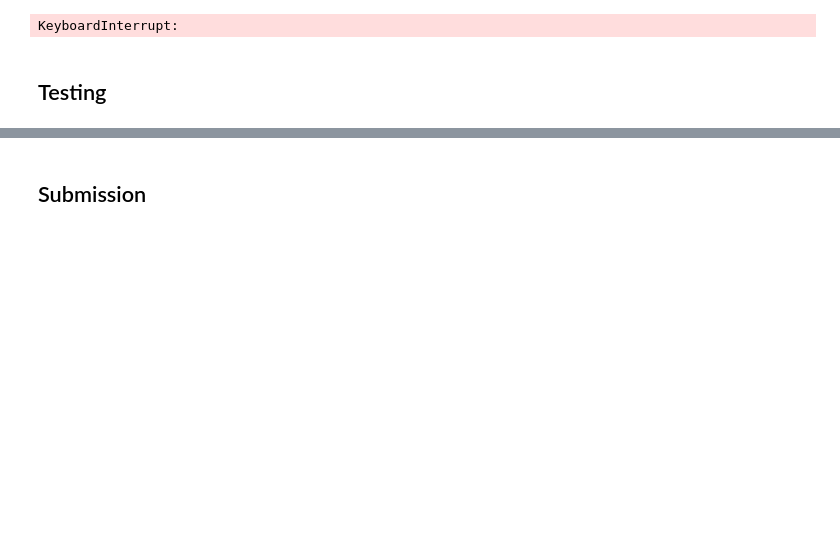
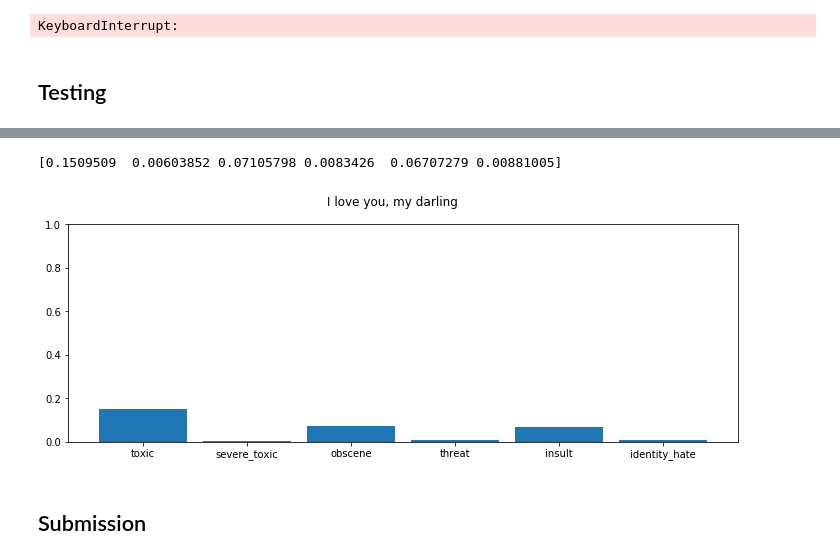
Before and after one commit to mazhurin/toxic, a Jupyter notebook: ToxicComments.ipynb, the cells around one changed output, grey strips where cells are left out. Saved outputs shown, nothing was run; the diff lists cells and outputs as text; code cells hidden in the pictures; blank space fills up the shorter version.

```diff
--- a/ToxicComments.ipynb
+++ b/ToxicComments.ipynb
@@ -378,3 +383,8 @@ array([[0.53518003, 0.0736991 , 0.40560737, 0.02496896, 0.4049595 ,
+# %%
+predict("I love you, my darling", model_RNN)
+# %% [output]
+[0.1509509  0.00603852 0.07105798 0.0083426  0.06707279 0.00881005]
+[figure, added]
 # %% [markdown]
 ## Submission
 # %%
```
Also changed, not shown: parts of 16 cells of this notebook.
